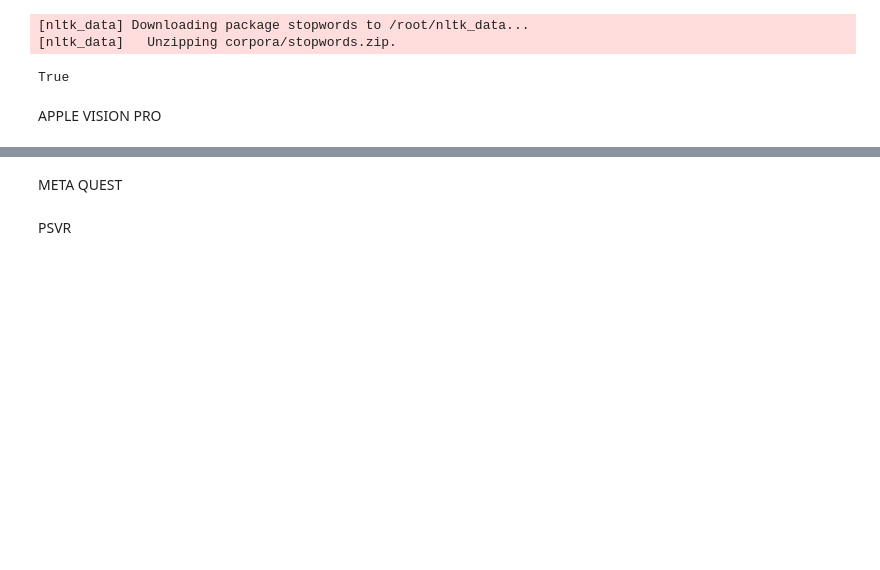
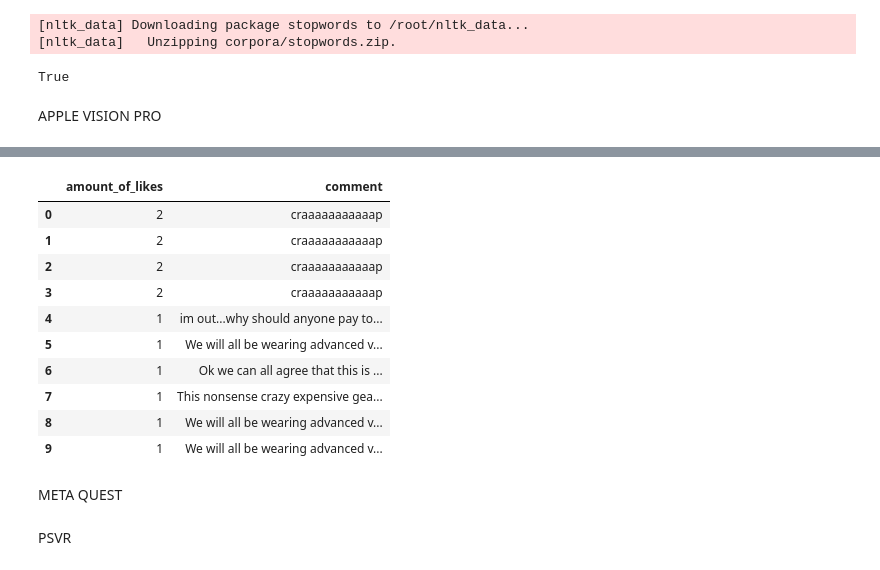
Before and after one commit to laresamdeola/Natural-Language-Processing, a Jupyter notebook: CAV_RDS_Data_Analysis.ipynb, the cells around one changed output, grey strips where cells are left out. Drawn from its saved outputs; the diff is of its cells as text; code cells hidden in the pictures; blank space fills up the shorter version.

```diff
--- a/CAV_RDS_Data_Analysis.ipynb
+++ b/CAV_RDS_Data_Analysis.ipynb
@@ -163,3 +82,23 @@ freq_dist_vision_one_tokens.plot(40, cumulative=True)
+# %%
+def likes(text,amount,direction):
+  data = pd.read_csv(text)
+  data_frame = pd.DataFrame(data)
+  by_likes = data_frame.loc[:, ['amount_of_likes', 'comment']].sort_values(by='amount_of_likes', ascending=direction, ignore_index=True)[:amount]
+  return by_likes
+# %%
+likes('apple_vision_pro_one.txt', 10, False)
+# %% [output]
+|  | amount_of_likes | comment |
+| 0 | 2 | craaaaaaaaaaap |
+| 1 | 2 | craaaaaaaaaaap |
+| 2 | 2 | craaaaaaaaaaap |
+| 3 | 2 | craaaaaaaaaaap |
+| 4 | 1 | im out...why should anyone pay to... |
+| 5 | 1 | We will all be wearing advanced v... |
+| 6 | 1 | Ok we can all agree that this is ... |
+| 7 | 1 | This nonsense crazy expensive gea... |
+| 8 | 1 | We will all be wearing advanced v... |
+| 9 | 1 | We will all be wearing advanced v... |
 # %% [markdown]
 META QUEST
 # %% [markdown]
```
Also changed, not shown: parts of 23 cells of this notebook.
